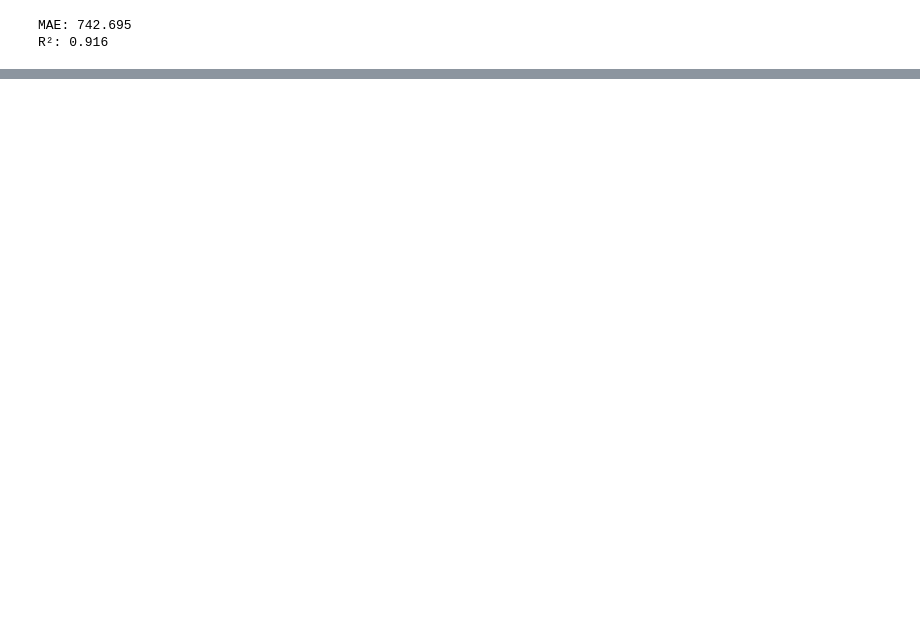
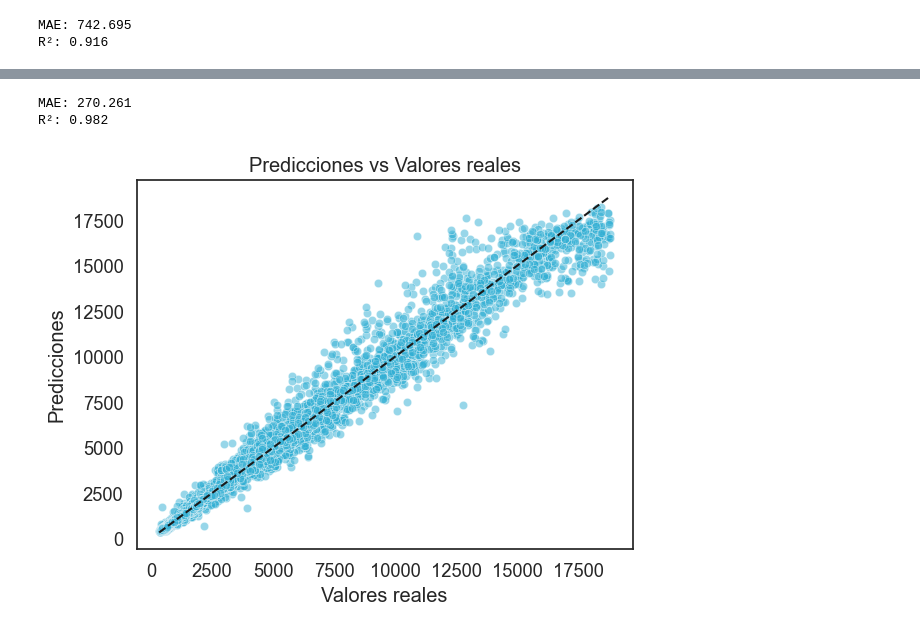
Before and after one commit to JuankTS/Analisis-de-precios-de-diamantes-, a Jupyter notebook: diamantes.ipynb, the cells around one changed output, grey strips where cells are left out. Saved outputs shown, nothing was run; the diff lists cells and outputs as text; code cells hidden in the pictures; blank space fills up the shorter version.

```diff
--- a/diamantes.ipynb
+++ b/diamantes.ipynb
@@ -202,0 +253,22 @@ R²: 0.916
+# %%
+forest_predict= forest_reg.predict(x_test)
+
+fmae = round(mean_absolute_error(y_test, forest_predict),3)
+
+fr2 = round(r2_score(y_test, forest_predict),3)
+
+print("MAE:", fmae)
+print("R²:", fr2)
+# %% [output]
+MAE: 270.261
+R²: 0.982
+# %%
+sns.set_style("white")
+sns.scatterplot(x=y_test, y=forest_predict,color='#31AFD4',alpha= 0.5)
+plt.plot([y_test.min(), y_test.max()], [y_test.min(), y_test.max()], 'k--', lw=1.5)
+plt.xlabel("Valores reales")
+plt.ylabel("Predicciones")
+plt.title("Predicciones vs Valores reales")
+plt.show()
+# %% [output]
+[figure, added]
```
Also changed, not shown: parts of 15 cells of this notebook.
